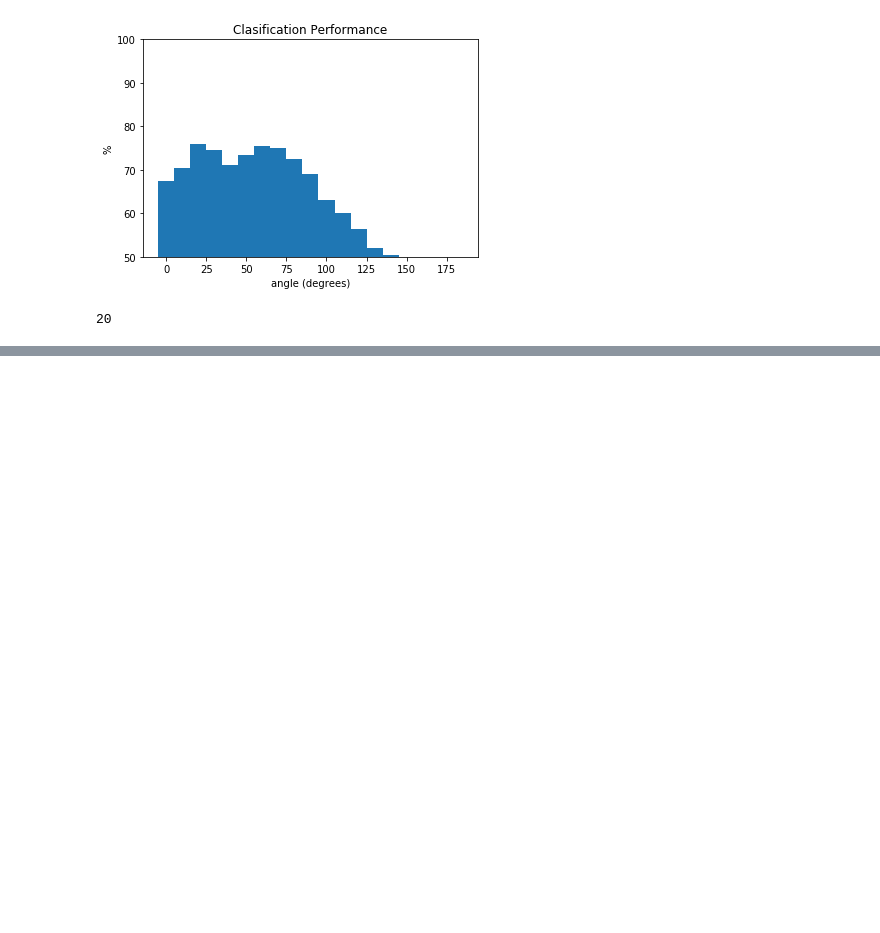
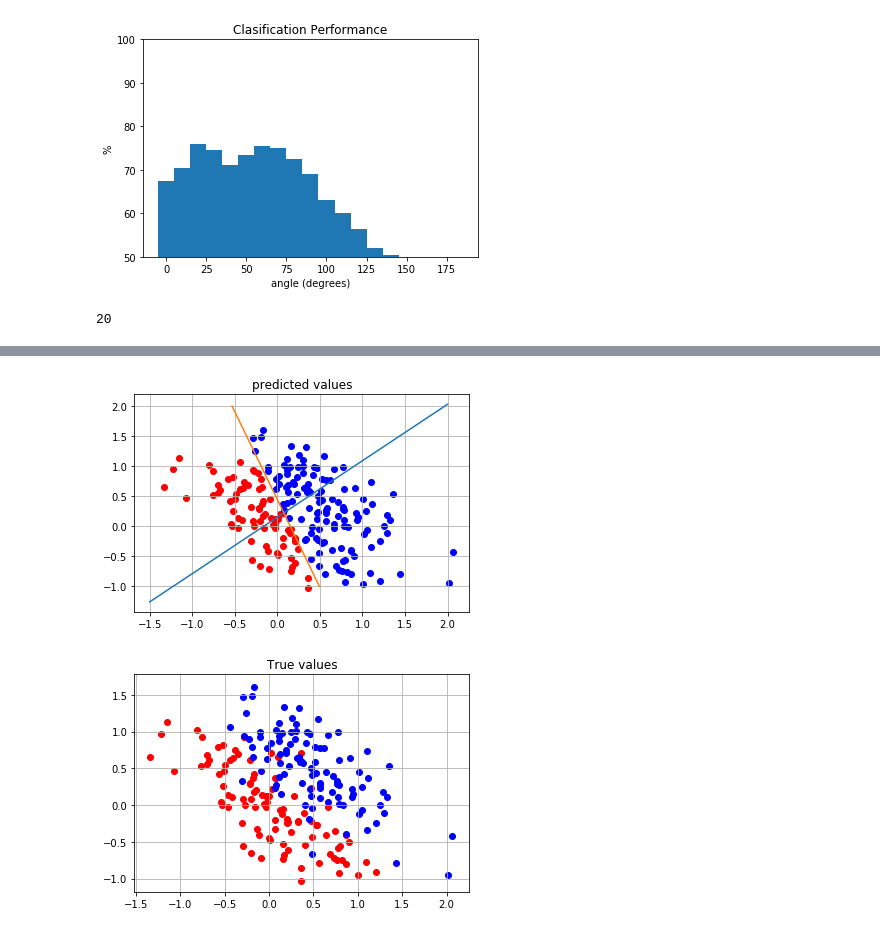
Before and after one commit to juanangd/TU_BERLIN, a Jupyter notebook: MI1-WS20:21/Exercise02/Exercise02.ipynb, the cells around one changed output, grey strips where cells are left out. Drawn from its saved outputs; the diff is of its cells as text; code cells hidden in the pictures; blank space fills up the shorter version.

```diff
--- a/MI1-WS20:21/Exercise02/Exercise02.ipynb
+++ b/MI1-WS20:21/Exercise02/Exercise02.ipynb
@@ -76,0 +111,25 @@ print(better_w_angle)
+# %%
+h=np.array(w @ np.array((x_1, x_2)) - bias_val)
+y_pred = [f(a) for a in h[0, :]]
+y_pred = np.array(y_pred)
+# %%
+plt.figure()
+plt.title("predicted values")
+plt.scatter(x_1[y_pred==0], x_2[y_pred==0], label = 'y=0', color= 'r')
+plt.scatter(x_1[y_pred==1], x_2[y_pred==1], label = 'y=0', color= 'b')
+x = np.linspace(-1.5, 2)
+y_plot = np.linspace(-1, 2)
+plt.plot(x, x*w[0, 0]+bias_val)
+plt.plot(y_plot*-w[0, 1]+bias_val, y_plot)
+plt.grid()
+
+
+
+plt.figure()
+plt.title("True values")
+plt.scatter(x_1[y==0], x_2[y==0], label = 'y=0', color= 'r')
+plt.scatter(x_1[y==1], x_2[y==1], label = 'y=0', color= 'b')
+plt.grid()
+# %% [output]
+[figure, added]
+[figure, added]
```
Also changed, not shown: parts of 6 cells of this notebook.
